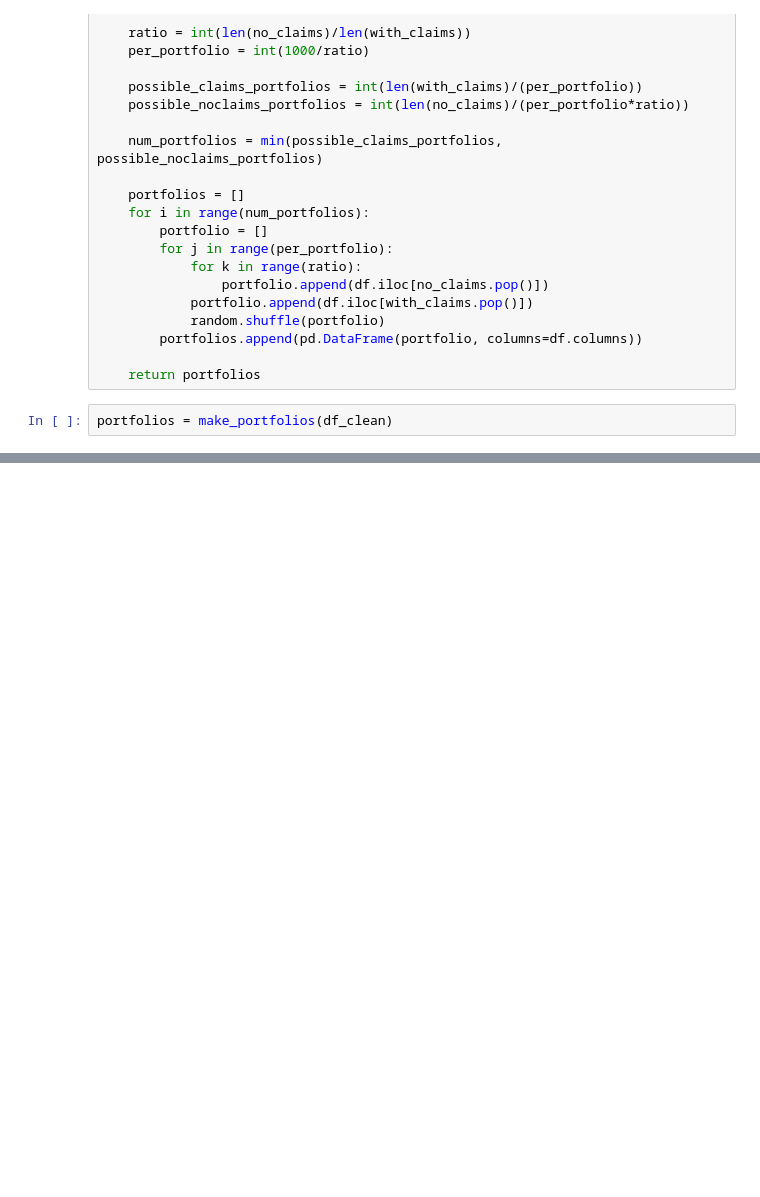
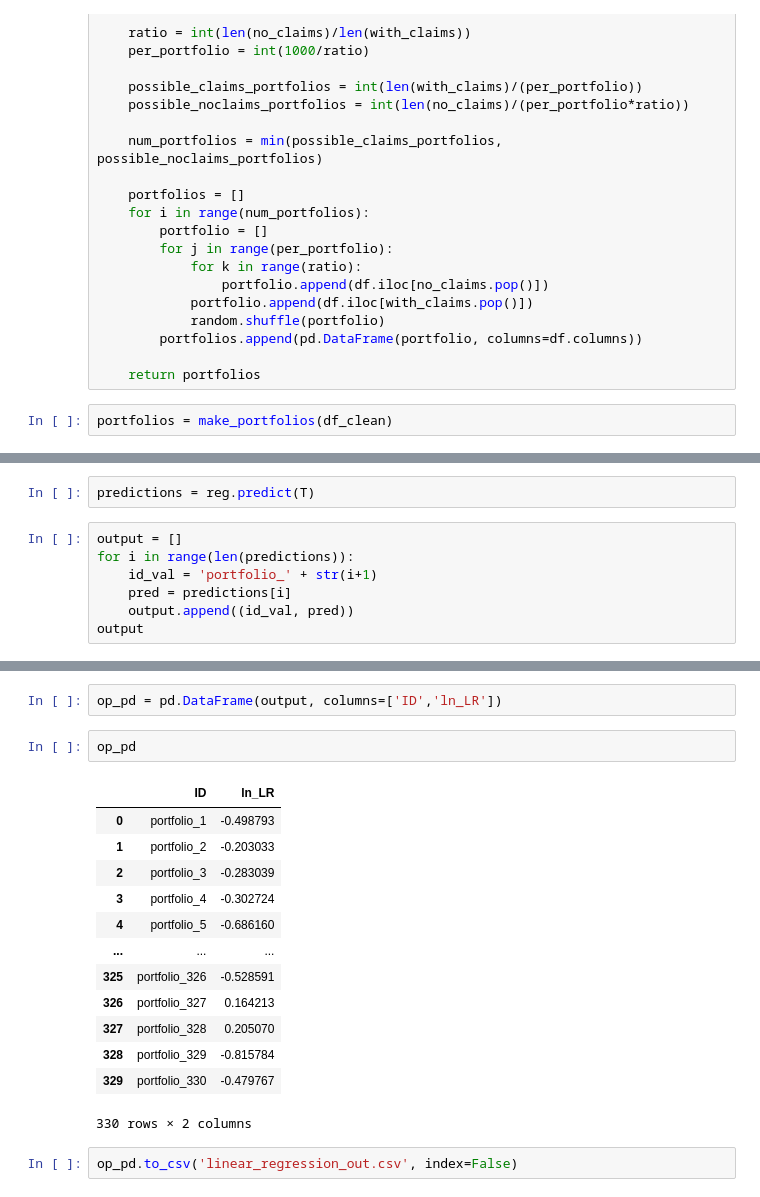
Before and after one commit to Rishant96/Big-Data-Final-Project, a Jupyter notebook: Big Data - Auto Insurance.ipynb, the cells around one changed output, grey strips where cells are left out. Saved outputs shown, nothing was run; the diff lists cells and outputs as text; blank space fills up the shorter version.

```diff
--- a/Big Data - Auto Insurance.ipynb
+++ b/Big Data - Auto Insurance.ipynb
@@ -303,0 +391,9 @@ pd.DataFrame(data = pca.transform(t_p))
+# %%
+predictions = reg.predict(T)
+# %%
+output = []
+for i in range(len(predictions)):
+    id_val = 'portfolio_' + str(i+1)
+    pred = predictions[i]
+    output.append((id_val, pred))
+output
@@ -303,0 +418,20 @@ pd.DataFrame(data = pca.transform(t_p))
+# %%
+op_pd = pd.DataFrame(output, columns=['ID','ln_LR'])
+# %%
+op_pd
+# %% [output]
+|  | ID | ln_LR |
+| 0 | portfolio_1 | -0.498793 |
+| 1 | portfolio_2 | -0.203033 |
+| 2 | portfolio_3 | -0.283039 |
+| 3 | portfolio_4 | -0.302724 |
+| 4 | portfolio_5 | -0.686160 |
+| ... | ... | ... |
+| 325 | portfolio_326 | -0.528591 |
+| 326 | portfolio_327 | 0.164213 |
+| 327 | portfolio_328 | 0.205070 |
+| 328 | portfolio_329 | -0.815784 |
+| 329 | portfolio_330 | -0.479767 |
+330 rows × 2 columns
+# %%
+op_pd.to_csv('linear_regression_out.csv', index=False)
```
Also changed, not shown: parts of 34 cells of this notebook, 2 other files.
